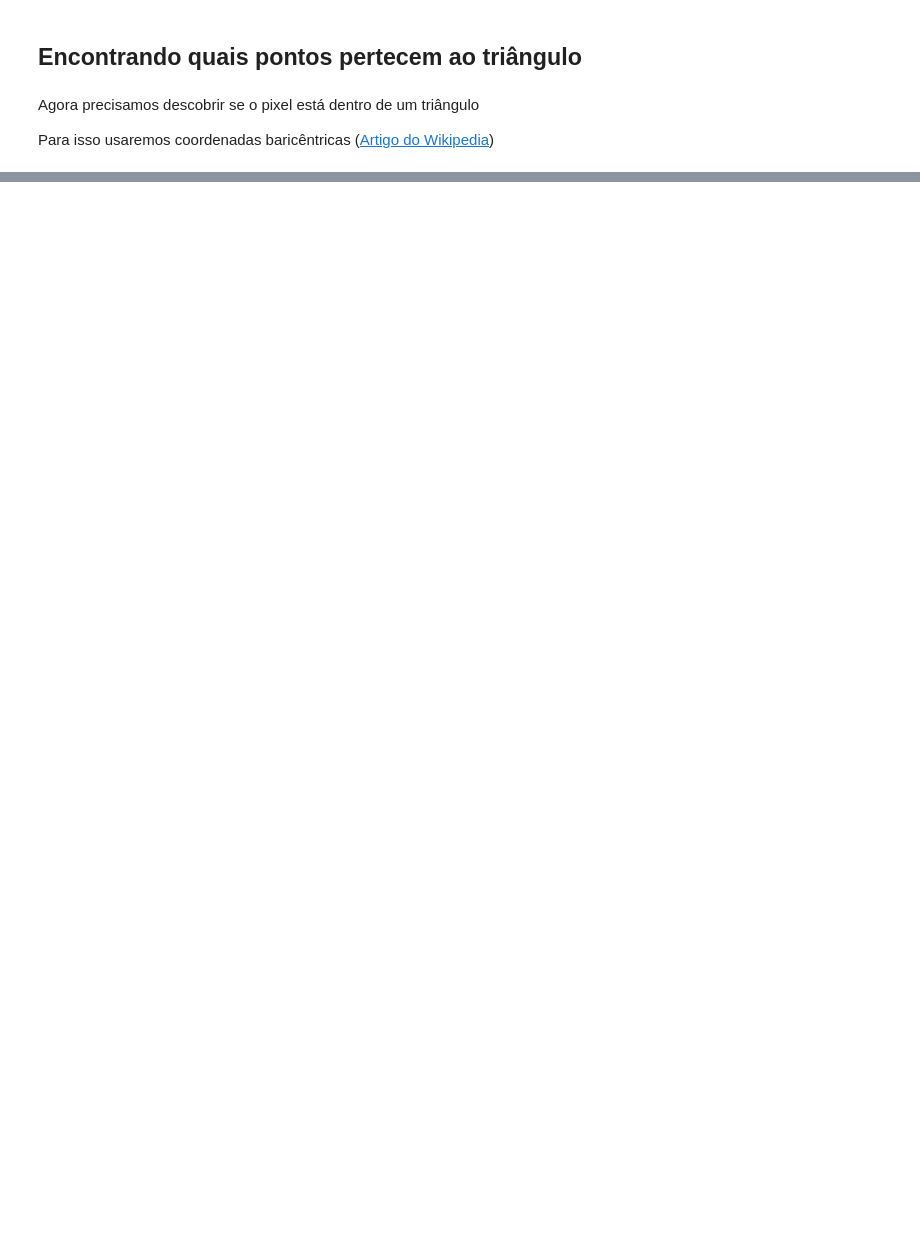
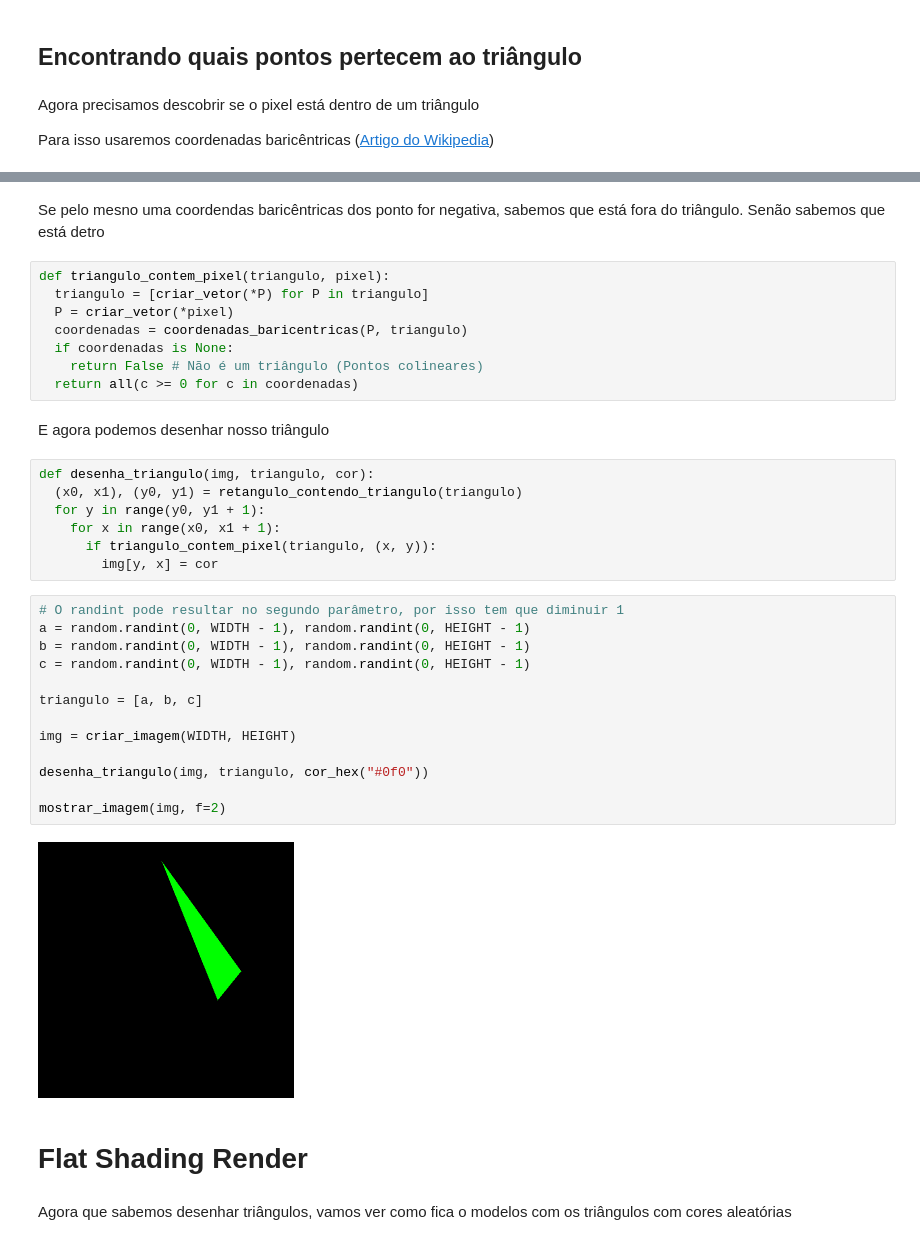
Before and after one commit to Edwolt/TinyRenderer-PythonNotebook, a Jupyter notebook: TinyRenderer.ipynb, the cells around one changed output, grey strips where cells are left out. Cells and saved outputs as stored; diff of their text form; blank space fills up the shorter version.

```diff
--- a/TinyRenderer.ipynb
+++ b/TinyRenderer.ipynb
@@ -686 +723,39 @@ Caso $\gamma \neq 0$, então
+# %% [markdown]
+Se pelo mesno uma coordendas baricêntricas dos ponto for negativa, sabemos que está fora do triângulo. Senão sabemos que está detro
+# %%
+def triangulo_contem_pixel(triangulo, pixel):
+  triangulo = [criar_vetor(*P) for P in triangulo]
+  P = criar_vetor(*pixel)
+  coordenadas = coordenadas_baricentricas(P, triangulo)
+  if coordenadas is None:
+    return False # Não é um triângulo (Pontos colineares)
+  return all(c >= 0 for c in coordenadas)
+# %% [markdown]
+E agora podemos desenhar nosso triângulo
+# %%
+def desenha_triangulo(img, triangulo, cor):
+  (x0, x1), (y0, y1) = retangulo_contendo_triangulo(triangulo)
+  for y in range(y0, y1 + 1):
+    for x in range(x0, x1 + 1):
+      if triangulo_contem_pixel(triangulo, (x, y)):
+        img[y, x] = cor
+# %%
+# O randint pode resultar no segundo parâmetro, por isso tem que diminuir 1
+a = random.randint(0, WIDTH - 1), random.randint(0, HEIGHT - 1)
+b = random.randint(0, WIDTH - 1), random.randint(0, HEIGHT - 1)
+c = random.randint(0, WIDTH - 1), random.randint(0, HEIGHT - 1)
+
+triangulo = [a, b, c]
+
+img = criar_imagem(WIDTH, HEIGHT)
+
+desenha_triangulo(img, triangulo, cor_hex("#0f0"))
+
+mostrar_imagem(img, f=2)
+# %% [output]
+[figure, added]
+# %% [markdown]
+# Flat Shading Render
+# %% [markdown]
+Agora que sabemos desenhar triângulos, vamos ver como fica o modelos com os triângulos com cores aleatórias
 # %%
```
Also changed, not shown: parts of 21 cells of this notebook.
